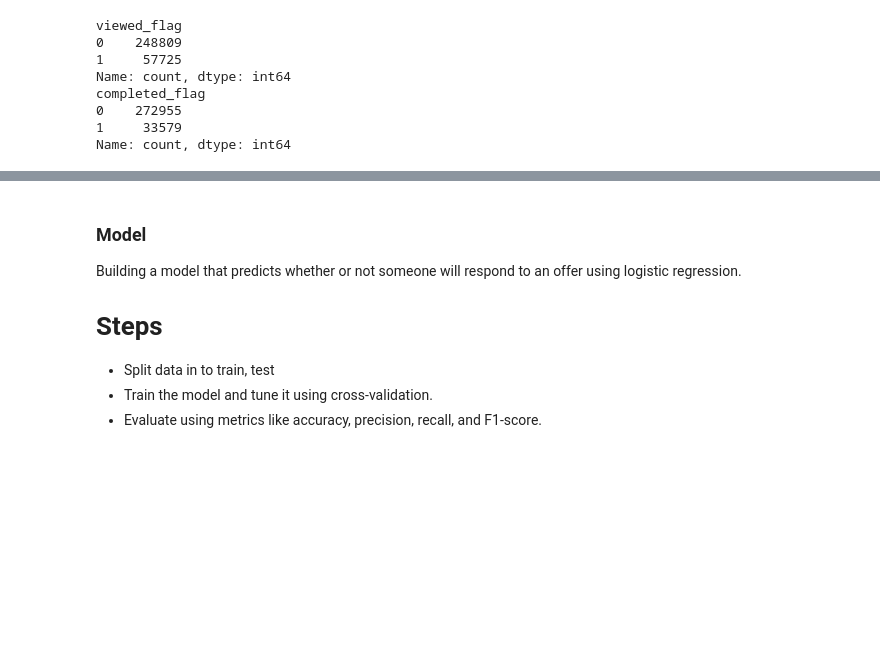
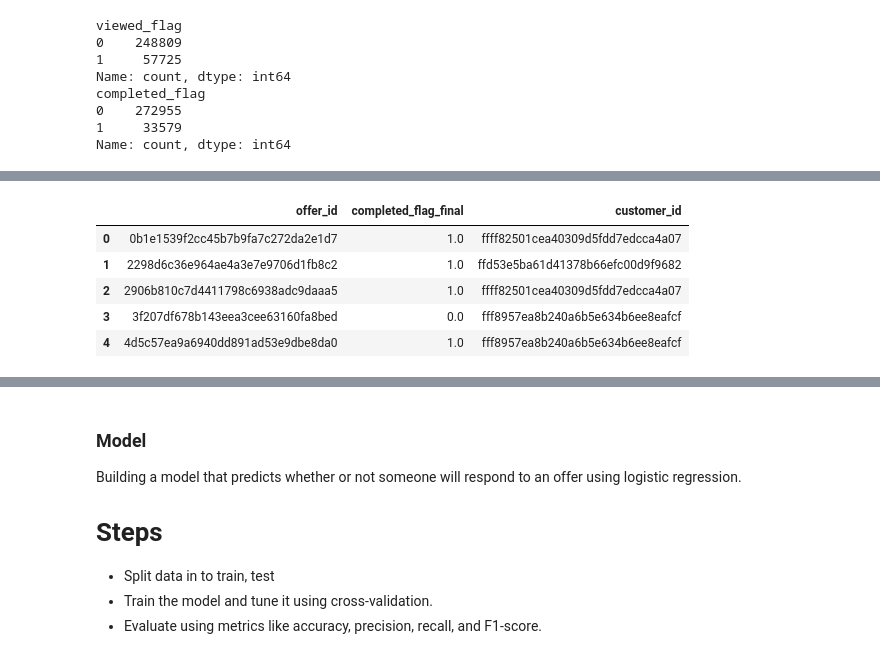
Before and after one commit to SusieCrone/data_science_capstone, a Jupyter notebook: Starbucks_Capstone_notebook.ipynb, the cells around one changed output, grey strips where cells are left out. Saved outputs shown, nothing was run; the diff lists cells and outputs as text; code cells hidden in the pictures; blank space fills up the shorter version.

```diff
--- a/Starbucks_Capstone_notebook.ipynb
+++ b/Starbucks_Capstone_notebook.ipynb
@@ -309,0 +327,9 @@ TypeError: '>' not supported between instances of 'str' and 'int'
+# %%
+transcript_dedup.head()
+# %% [output]
+|  | offer_id | completed_flag_final | customer_id |
+| 0 | 0b1e1539f2cc45b7b9fa7c272da2e1d7 | 1.0 | ffff82501cea40309d5fdd7edcca4a07 |
+| 1 | 2298d6c36e964ae4a3e7e9706d1fb8c2 | 1.0 | ffd53e5ba61d41378b66efc00d9f9682 |
+| 2 | 2906b810c7d4411798c6938adc9daaa5 | 1.0 | ffff82501cea40309d5fdd7edcca4a07 |
+| 3 | 3f207df678b143eea3cee63160fa8bed | 0.0 | fff8957ea8b240a6b5e634b6ee8eafcf |
+| 4 | 4d5c57ea9a6940dd891ad53e9dbe8da0 | 1.0 | fff8957ea8b240a6b5e634b6ee8eafcf |
```
Also changed, not shown: parts of 35 cells of this notebook.
